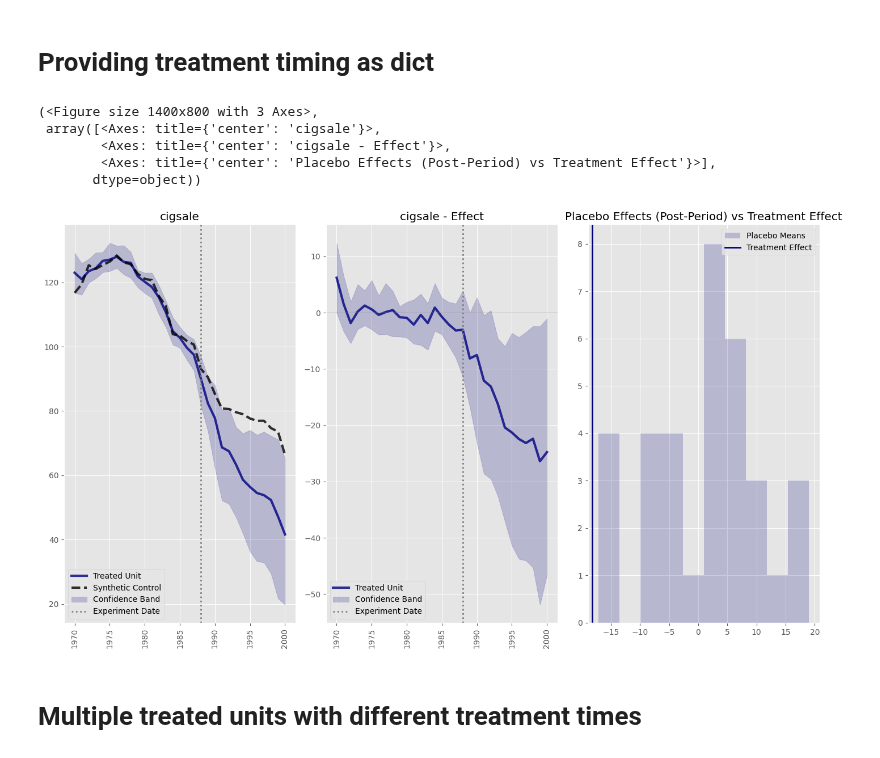
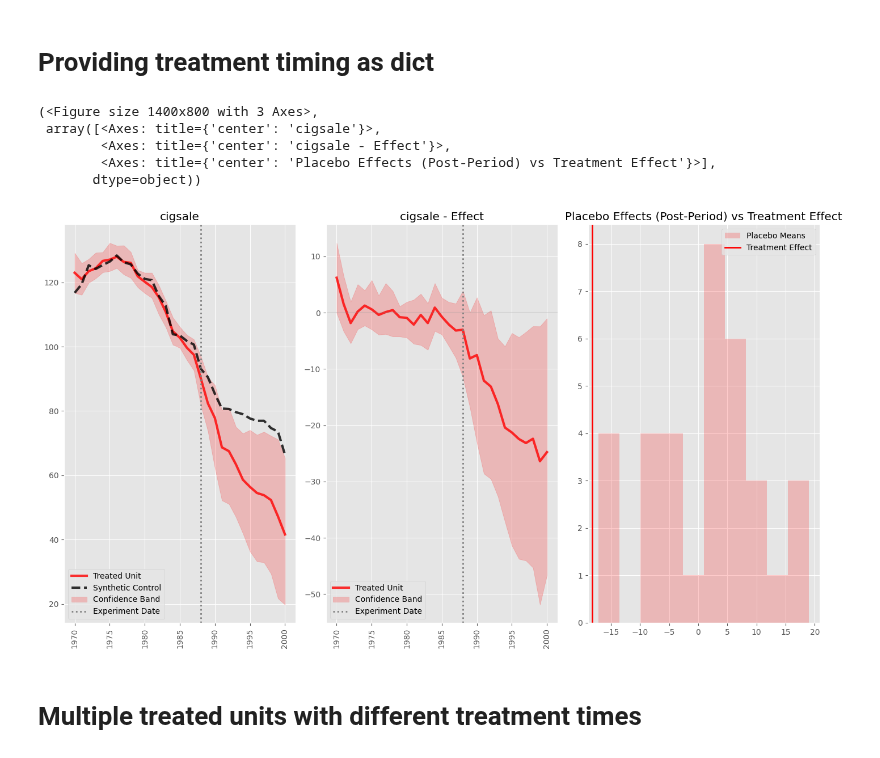
Before and after one commit to fhauschultz/causal-inference, a Jupyter notebook: examples/example.ipynb, the cells around one changed output. Cells and saved outputs as stored; diff of their text form; code cells hidden in the pictures.

```diff
--- a/examples/example.ipynb
+++ b/examples/example.ipynb
@@ -58,24 +58,24 @@ synthetic_control.plot(layout='row')
 # %%
 synthetic_control = ci.SyntheticControl(
         data=california_data,
         unit_col="state",
         time_col="year",
         value_col="cigsale",
         treatment = {'California':1988},
         covariates=["retprice"],
-        matplotlib_style='ggplot',
-        matplotlib_theme_color ='navy',
     )
 
 synthetic_control.fit(significance_level=10)
-synthetic_control.plot(layout='row')
+synthetic_control.plot(layout='row',
+                      matplotlib_style='ggplot',
+                      matplotlib_theme_color ='red')
 # %% [output]
 (<Figure size 1400x800 with 3 Axes>,
  array([<Axes: title={'center': 'cigsale'}>,
         <Axes: title={'center': 'cigsale - Effect'}>,
         <Axes: title={'center': 'Placebo Effects (Post-Period) vs Treatment Effect'}>],
        dtype=object))
-[figure, old version]
+[figure, new version]
 # %% [markdown]
 # Multiple treated units with different treatment times
 # %%
```
Also changed, not shown: parts of 4 cells of this notebook.
